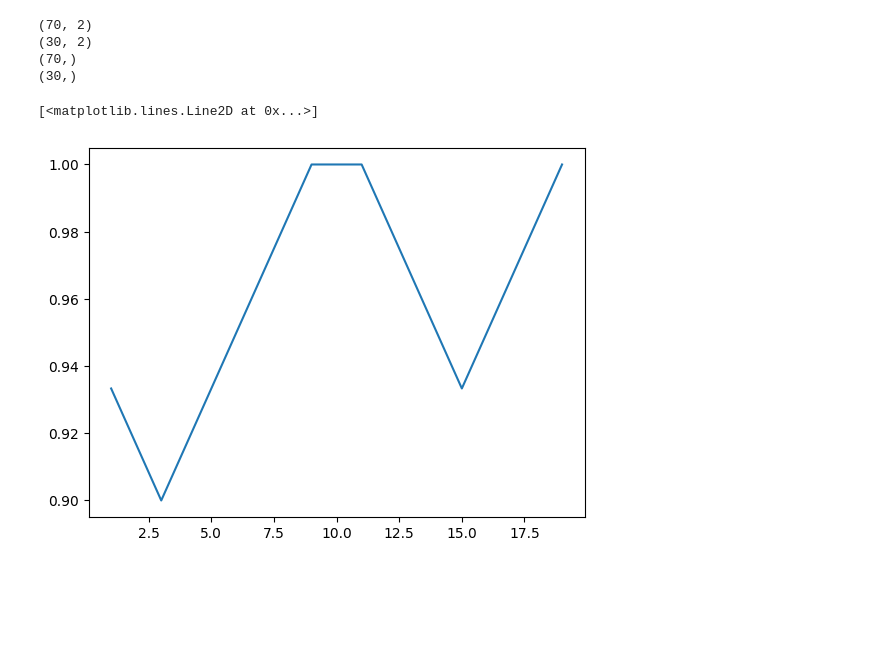
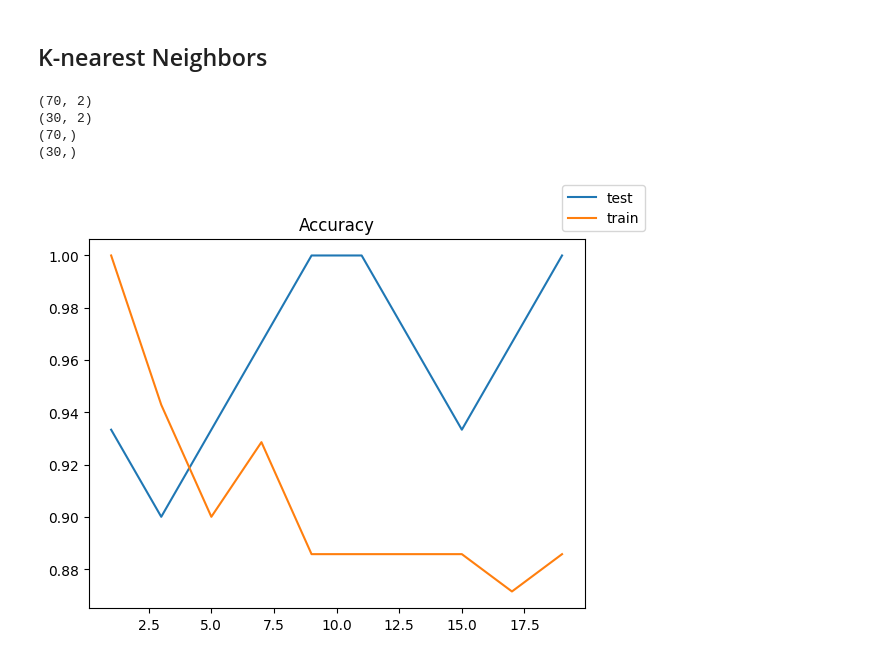
Before and after one commit to WaShindeiru/MachineLearning, a Jupyter notebook: lab6/clusterization.ipynb, the cells around one changed output. Cells and saved outputs as stored; diff of their text form; code cells hidden in the pictures; blank space fills up the shorter version.

```diff
--- a/lab6/clusterization.ipynb
+++ b/lab6/clusterization.ipynb
@@ -3,6 +3,8 @@ import numpy as np
 import csv
 from sklearn.model_selection import train_test_split
 from matplotlib import pyplot as plt
+# %% [markdown]
+## K-nearest Neighbors
 # %%
 with open('./admission.txt', 'r') as f:
     reader = csv.reader(f)
@@ -68,21 +70,37 @@ def classify(X, y, example, k):
         return 1
 # %%
 k_examples = [1, 3, 5, 7, 9, 11, 13, 15, 17, 19]
-accuracy_tab = []
+accuracy_tab_test = []
 
 for k in k_examples:
     y_pred = np.zeros(y_test.shape)
     for example_idx, example in enumerate(x_test):
         pred = classify(x_train, y_train, example, k)
         y_pred[example_idx] = pred
 
     temp = np.where(y_pred == y_test, 1, 0)
 
     accuracy = np.sum(temp) / y_test.shape[0]
-    accuracy_tab.append(accuracy)
+    accuracy_tab_test.append(accuracy)
 
-plt.figure()
-plt.plot(k_examples, accuracy_tab)
+accuracy_tab_train = []
+
+for k in k_examples:
+    y_pred = np.zeros(y_train.shape)
+    for example_idx, example in enumerate(x_train):
+        pred = classify(x_train, y_train, example, k)
+        y_pred[example_idx] = pred
+
+    temp = np.where(y_pred == y_train, 1, 0)
+
+    accuracy = np.sum(temp) / y_train.shape[0]
+    accuracy_tab_train.append(accuracy)
+
+ax = plt.figure()
+plt.plot(k_examples, accuracy_tab_test)
+plt.plot(k_examples, accuracy_tab_train)
+plt.title("Accuracy")
+ax.legend(["test", "train"])
+plt.show()
 # %% [output]
-[<matplotlib.lines.Line2D at 0x...>]
-[figure, old version]
+[figure, new version]
```
Also changed, not shown: parts of 19 cells of this notebook.
